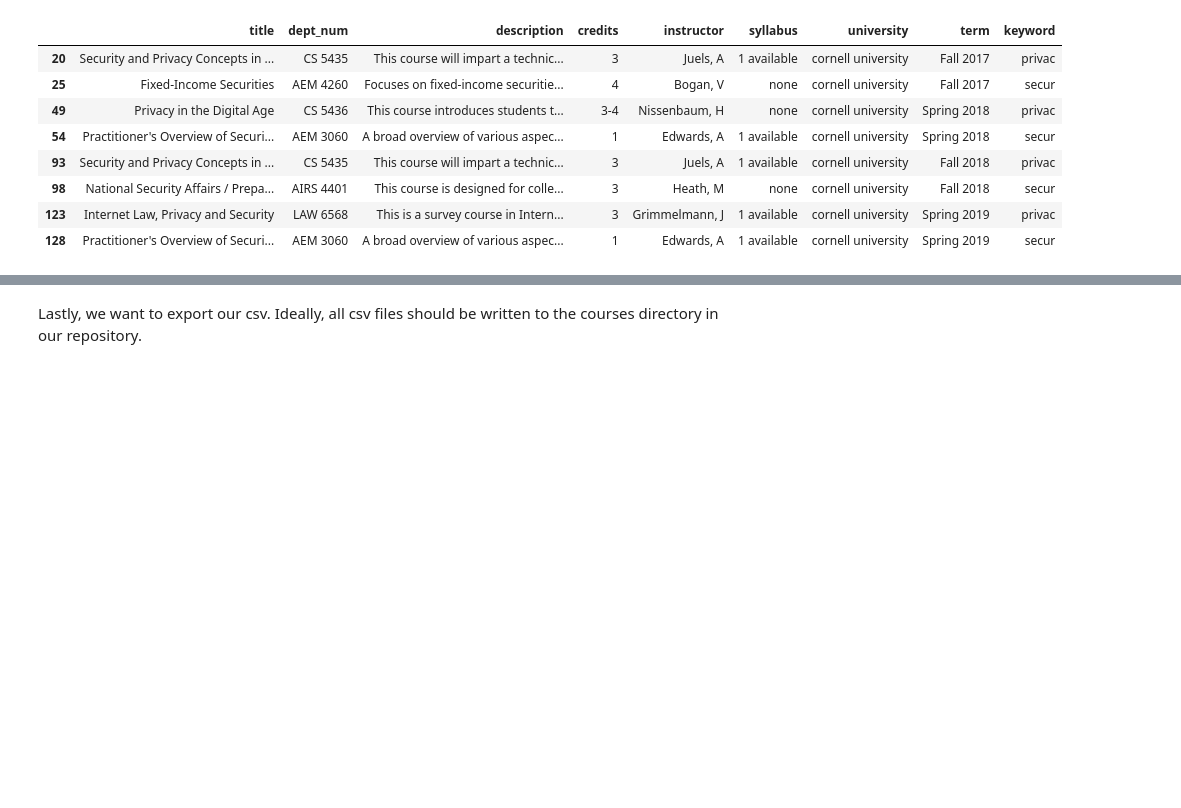
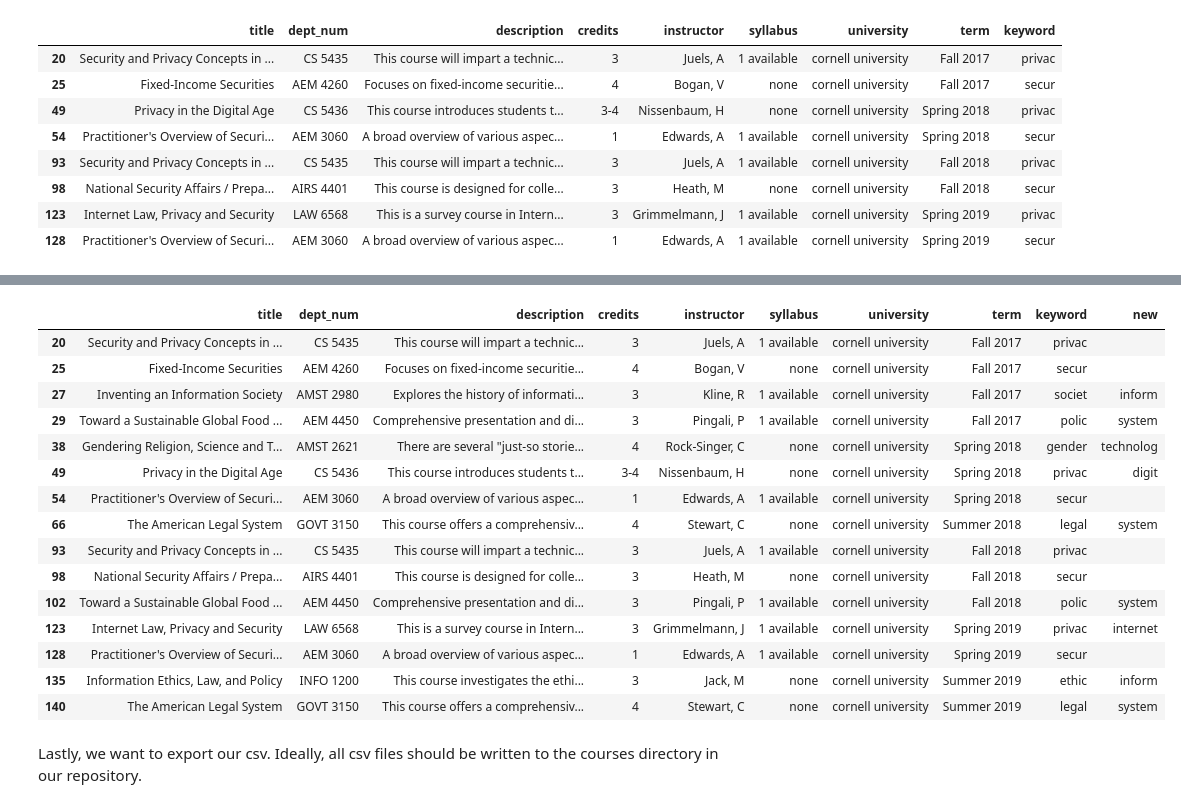
Before and after one commit to brianavecchione/data-science-ethics, a Jupyter notebook: scrapers/cornell.ipynb, the cells around one changed output, grey strips where cells are left out. Saved outputs shown, nothing was run; the diff lists cells and outputs as text; code cells hidden in the pictures; blank space fills up the shorter version.

```diff
--- a/scrapers/cornell.ipynb
+++ b/scrapers/cornell.ipynb
@@ -199,3 +215,23 @@ cornell
+# %%
+cornellNew = cornell[(cornell['new']!='') | (cornell['keyword']=='privac') | (cornell['keyword'] =='secur')]
+cornellNew
+# %% [output]
+|  | title | dept_num | description | credits | instructor | syllabus | university | term | keyword | new |
+| 20 | Security and Privacy Concepts in ... | CS 5435 | This course will impart a technic... | 3 | Juels, A | 1 available | cornell university | Fall 2017 | privac |  |
+| 25 | Fixed-Income Securities | AEM 4260 | Focuses on fixed-income securitie... | 4 | Bogan, V | none | cornell university | Fall 2017 | secur |  |
+| 27 | Inventing an Information Society | AMST 2980 | Explores the history of informati... | 3 | Kline, R | 1 available | cornell university | Fall 2017 | societ | inform |
+| 29 | Toward a Sustainable Global Food ... | AEM 4450 | Comprehensive presentation and di... | 3 | Pingali, P | 1 available | cornell university | Fall 2017 | polic | system |
+| 38 | Gendering Religion, Science and T... | AMST 2621 | There are several "just-so storie... | 4 | Rock-Singer, C | none | cornell university | Spring 2018 | gender | technolog |
+| 49 | Privacy in the Digital Age | CS 5436 | This course introduces students t... | 3-4 | Nissenbaum, H | none | cornell university | Spring 2018 | privac | digit |
+| 54 | Practitioner's Overview of Securi... | AEM 3060 | A broad overview of various aspec... | 1 | Edwards, A | 1 available | cornell university | Spring 2018 | secur |  |
+| 66 | The American Legal System | GOVT 3150 | This course offers a comprehensiv... | 4 | Stewart, C | none | cornell university | Summer 2018 | legal | system |
+| 93 | Security and Privacy Concepts in ... | CS 5435 | This course will impart a technic... | 3 | Juels, A | 1 available | cornell university | Fall 2018 | privac |  |
+| 98 | National Security Affairs / Prepa... | AIRS 4401 | This course is designed for colle... | 3 | Heath, M | none | cornell university | Fall 2018 | secur |  |
+| 102 | Toward a Sustainable Global Food ... | AEM 4450 | Comprehensive presentation and di... | 3 | Pingali, P | 1 available | cornell university | Fall 2018 | polic | system |
+| 123 | Internet Law, Privacy and Security | LAW 6568 | This is a survey course in Intern... | 3 | Grimmelmann, J | 1 available | cornell university | Spring 2019 | privac | internet |
+| 128 | Practitioner's Overview of Securi... | AEM 3060 | A broad overview of various aspec... | 1 | Edwards, A | 1 available | cornell university | Spring 2019 | secur |  |
+| 135 | Information Ethics, Law, and Policy | INFO 1200 | This course investigates the ethi... | 3 | Jack, M | none | cornell university | Summer 2019 | ethic | inform |
+| 140 | The American Legal System | GOVT 3150 | This course offers a comprehensiv... | 4 | Stewart, C | none | cornell university | Summer 2019 | legal | system |
 # %% [markdown]
 Lastly, we want to export our csv. Ideally, all csv files should be written to the courses directory in our repository.
 # %%
```
Also changed, not shown: parts of 10 cells of this notebook, 3 other files.
